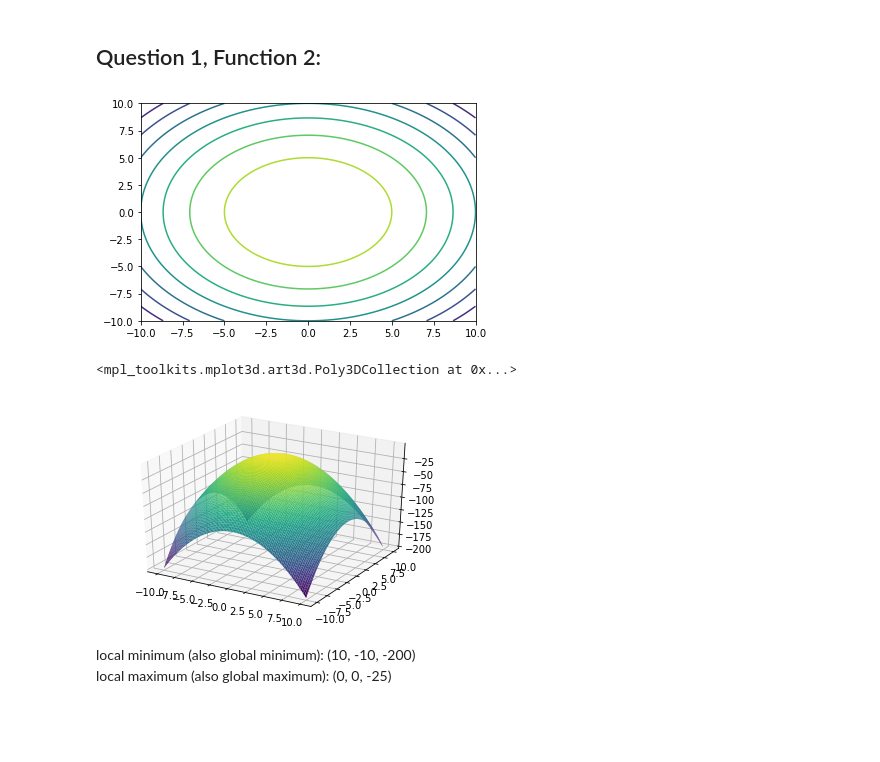
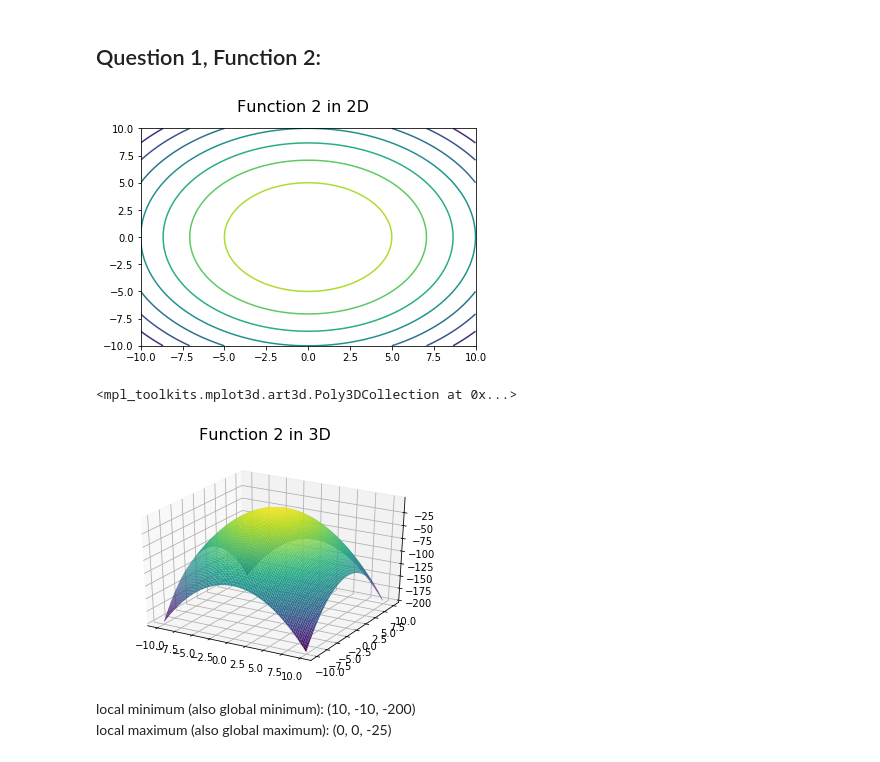
Before and after one commit to zwnewsom/artificial_intelligence, a Jupyter notebook: hw1/hw1q1.ipynb, the cells around one changed output. Cells and saved outputs as stored; diff of their text form; code cells hidden in the pictures; blank space fills up the shorter version.

```diff
--- a/hw1/hw1q1.ipynb
+++ b/hw1/hw1q1.ipynb
@@ -43,32 +43,34 @@ local maximum (also global maximum): (0, 0, 0)
 # %%
 from mpl_toolkits import mplot3d
 
 import numpy as np
 import matplotlib.pyplot as plt
 %matplotlib inline
 
 
 def f(x, y):
   return (-x**2 - y**2)
 
 x = np.linspace(-10, 10, 100)
 y = np.linspace(-10, 10, 100)
 
 X, Y = np.meshgrid(x, y)
 
 Z = f(X, Y)
 
 fig, ax = plt.subplots(1)
+fig.suptitle("Function 2 in 2D", fontsize="16")
 ax.contour(x, y, Z)
 plt.show()
 
 fig = plt.figure()
+fig.suptitle("Function 2 in 3D", fontsize="16")
 ax = plt.axes(projection='3d')
 ax.plot_surface(X, Y, Z, rstride=1, cstride=1, cmap='viridis', edgecolor='none')
 # %% [output]
-[figure, old version]
+[figure, new version]
 <mpl_toolkits.mplot3d.art3d.Poly3DCollection at 0x...>
-[figure, old version]
+[figure, new version]
 # %% [markdown]
 local minimum (also global minimum): (10, -10, -200) \
 local maximum (also global maximum): (0, 0, -25)
```
Also changed, not shown: parts of 3 cells of this notebook.
